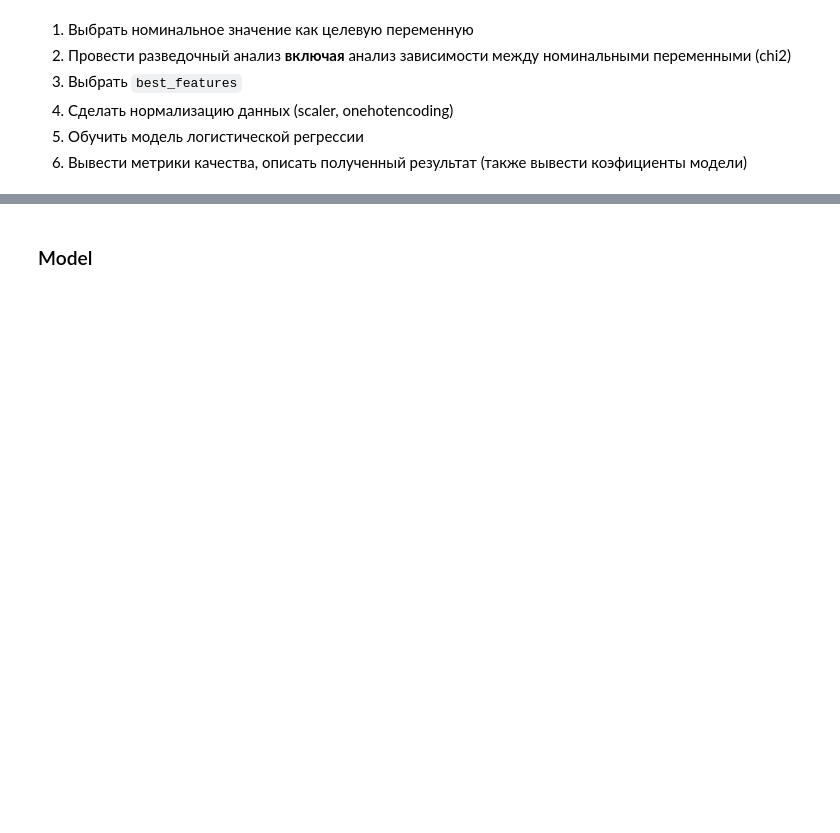
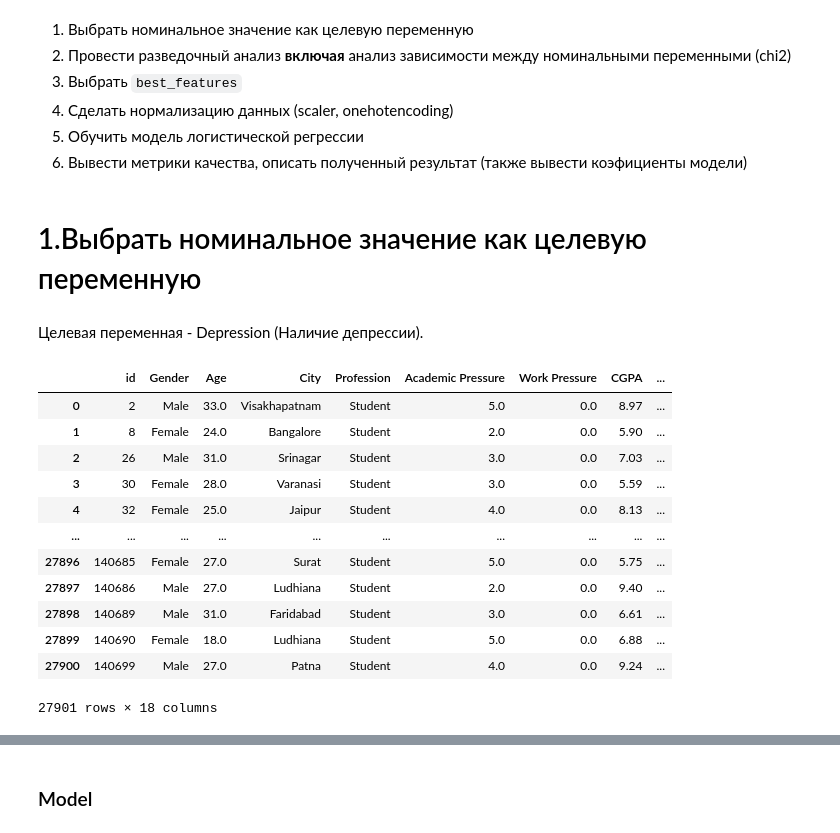
Before and after one commit to Danata117/ML, a Jupyter notebook: ML_Praktika3_ipynb".ipynb, the cells around one changed output, grey strips where cells are left out. Cells and saved outputs as stored; diff of their text form; code cells hidden in the pictures; blank space fills up the shorter version.

```diff
--- a/ML_Praktika3_ipynb".ipynb
+++ b/ML_Praktika3_ipynb".ipynb
@@ -17,0 +58,23 @@ df = pd.read_csv()
+# %% [markdown]
+# 1.Выбрать номинальное значение как целевую переменную
+# %% [markdown]
+Целевая переменная - Depression (Наличие депрессии).
+# %%
+PATH_TO_FILE: str = '/content/student_depression_dataset.csv' # Загрузка набора данных
+df = pd.read_csv(PATH_TO_FILE) # функция превращение данных из CSV в DataFrame
+# вывод датафрейма
+df
+# %% [output]
+|  | id | Gender | Age | City | Profession | Academic Pressure | Work Pressure | CGPA | ... |
+| 0 | 2 | Male | 33.0 | Visakhapatnam | Student | 5.0 | 0.0 | 8.97 | ... |
+| 1 | 8 | Female | 24.0 | Bangalore | Student | 2.0 | 0.0 | 5.90 | ... |
+| 2 | 26 | Male | 31.0 | Srinagar | Student | 3.0 | 0.0 | 7.03 | ... |
+| 3 | 30 | Female | 28.0 | Varanasi | Student | 3.0 | 0.0 | 5.59 | ... |
+| 4 | 32 | Female | 25.0 | Jaipur | Student | 4.0 | 0.0 | 8.13 | ... |
+| ... | ... | ... | ... | ... | ... | ... | ... | ... | ... |
+| 27896 | 140685 | Female | 27.0 | Surat | Student | 5.0 | 0.0 | 5.75 | ... |
+| 27897 | 140686 | Male | 27.0 | Ludhiana | Student | 2.0 | 0.0 | 9.40 | ... |
+| 27898 | 140689 | Male | 31.0 | Faridabad | Student | 3.0 | 0.0 | 6.61 | ... |
+| 27899 | 140690 | Female | 18.0 | Ludhiana | Student | 5.0 | 0.0 | 6.88 | ... |
+| 27900 | 140699 | Male | 27.0 | Patna | Student | 4.0 | 0.0 | 9.24 | ... |
+27901 rows × 18 columns
```
Also changed, not shown: parts of 27 cells of this notebook.
